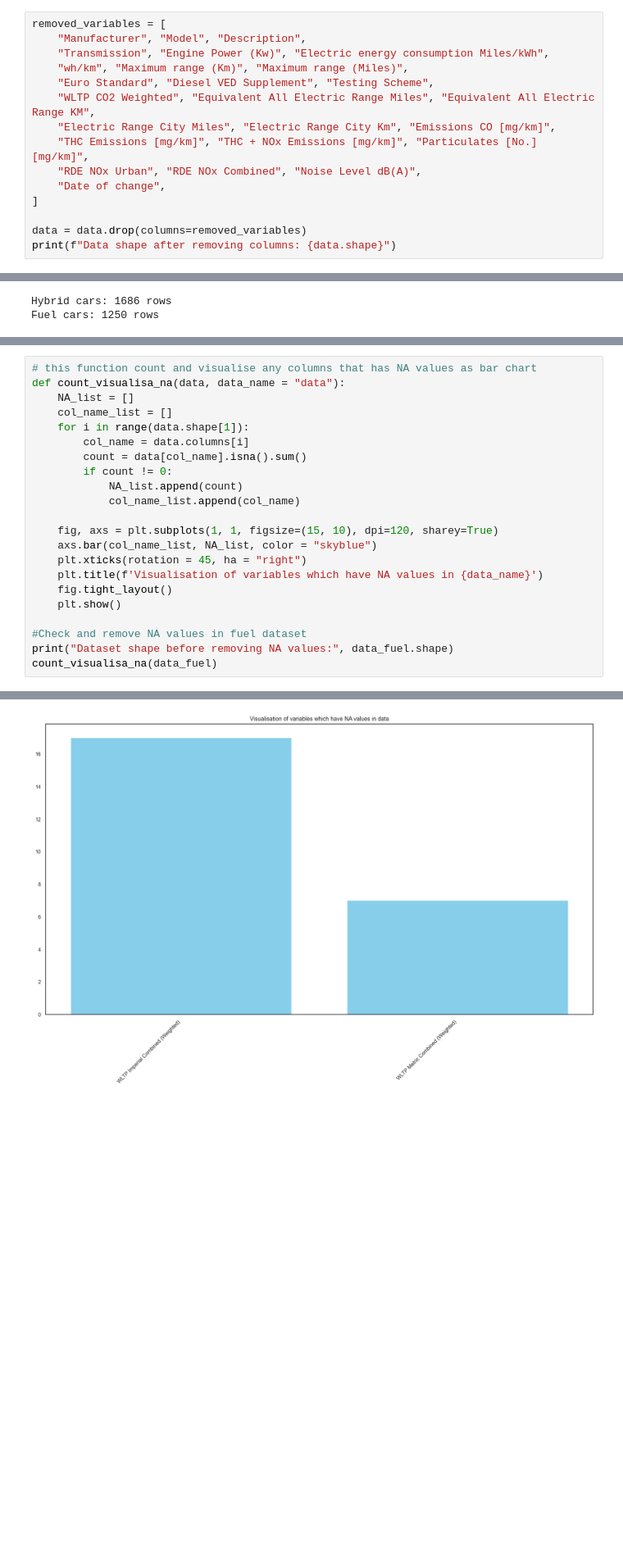
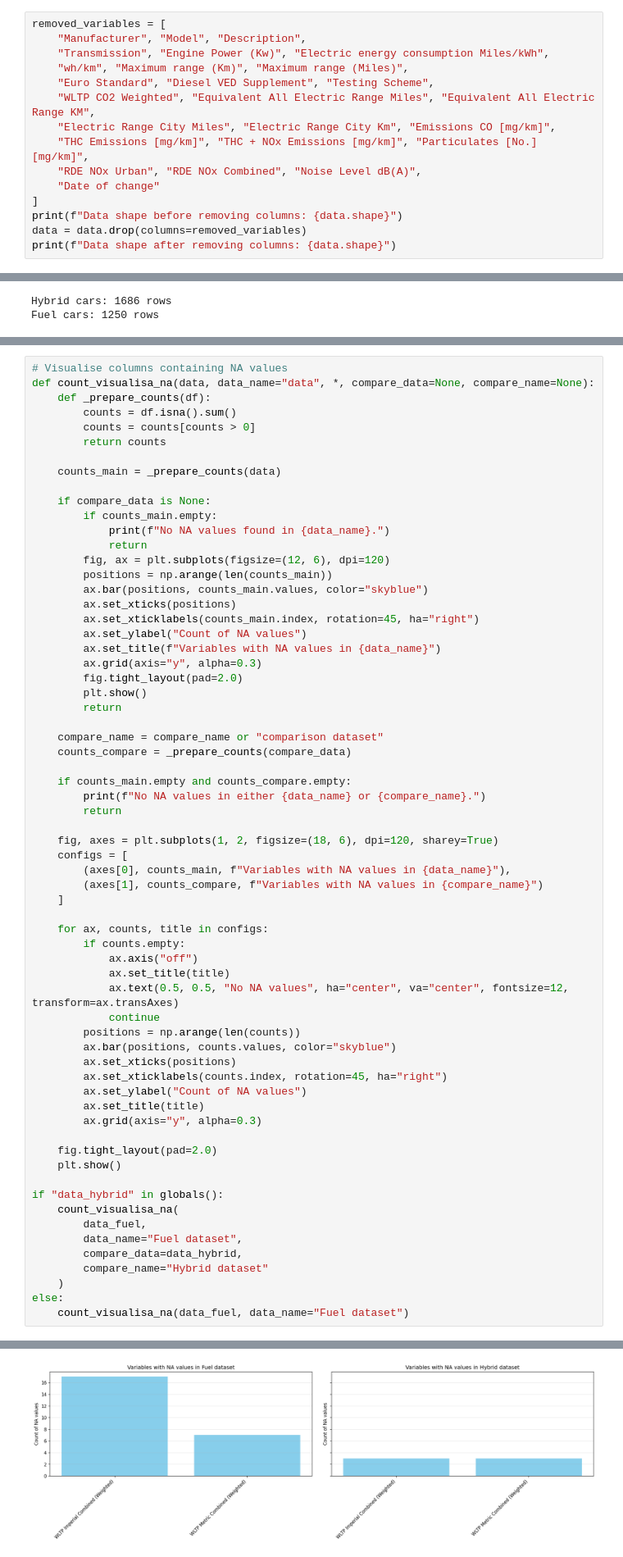
Before and after one commit to damian2551/Predictive-Modelling-of-Gas-Emissions-from-Cars, a Jupyter notebook: Assignment_2.ipynb, the cells around one changed output, grey strips where cells are left out. Shown at 82% size. Drawn from its saved outputs; the diff is of its cells as text; blank space fills up the shorter version.

```diff
--- a/Assignment_2.ipynb
+++ b/Assignment_2.ipynb
@@ -205,9 +214,9 @@ removed_variables = [
     "Electric Range City Miles", "Electric Range City Km", "Emissions CO [mg/km]",
     "THC Emissions [mg/km]", "THC + NOx Emissions [mg/km]", "Particulates [No.] [mg/km]",
     "RDE NOx Urban", "RDE NOx Combined", "Noise Level dB(A)",
-    "Date of change",
+    "Date of change"
 ]
-
+print(f"Data shape before removing columns: {data.shape}")
 data = data.drop(columns=removed_variables)
 print(f"Data shape after removing columns: {data.shape}")
 # %% [output]
@@ -239,23 +260,66 @@ Fuel cars: 1250 rows
 # %%
-# this function count and visualise any columns that has NA values as bar chart
-def count_visualisa_na(data, data_name = "data"):
-    NA_list = []
-    col_name_list = []
-    for i in range(data.shape[1]):
-        col_name = data.columns[i]
-        count = data[col_name].isna().sum()
-        if count != 0:
-            NA_list.append(count)
-            col_name_list.append(col_name)
+# Visualise columns containing NA values
+def count_visualisa_na(data, data_name="data", *, compare_data=None, compare_name=None):
+    def _prepare_counts(df):
+        counts = df.isna().sum()
+        counts = counts[counts > 0]
+        return counts
 
-    fig, axs = plt.subplots(1, 1, figsize=(15, 10), dpi=120, sharey=True)
-    axs.bar(col_name_list, NA_list, color = "skyblue")
-    plt.xticks(rotation = 45, ha = "right")
-    plt.title(f'Visualisation of variables which have NA values in {data_name}')
-    fig.tight_layout()
+    counts_main = _prepare_counts(data)
+
+    if compare_data is None:
+        if counts_main.empty:
+            print(f"No NA values found in {data_name}.")
+            return
+        fig, ax = plt.subplots(figsize=(12, 6), dpi=120)
+        positions = np.arange(len(counts_main))
+        ax.bar(positions, counts_main.values, color="skyblue")
+        ax.set_xticks(positions)
+        ax.set_xticklabels(counts_main.index, rotation=45, ha="right")
+        ax.set_ylabel("Count of NA values")
+        ax.set_title(f"Variables with NA values in {data_name}")
+        ax.grid(axis="y", alpha=0.3)
+        fig.tight_layout(pad=2.0)
+        plt.show()
+        return
+
+    compare_name = compare_name or "comparison dataset"
+    counts_compare = _prepare_counts(compare_data)
+
+    if counts_main.empty and counts_compare.empty:
+        print(f"No NA values in either {data_name} or {compare_name}.")
+        return
+
+    fig, axes = plt.subplots(1, 2, figsize=(18, 6), dpi=120, sharey=True)
+    configs = [
+        (axes[0], counts_main, f"Variables with NA values in {data_name}"),
+        (axes[1], counts_compare, f"Variables with NA values in {compare_name}")
+    ]
+
+    for ax, counts, title in configs:
+        if counts.empty:
+            ax.axis("off")
+            ax.set_title(title)
+            ax.text(0.5, 0.5, "No NA values", ha="center", va="center", fontsize=12, transform=ax.transAxes)
+            continue
+        positions = np.arange(len(counts))
+        ax.bar(positions, counts.values, color="skyblue")
+        ax.set_xticks(positions)
+        ax.set_xticklabels(counts.index, rotation=45, ha="right")
+        ax.set_ylabel("Count of NA values")
+        ax.set_title(title)
+        ax.grid(axis="y", alpha=0.3)
+
+    fig.tight_layout(pad=2.0)
     plt.show()
 
-#Check and remove NA values in fuel dataset
-print("Dataset shape before removing NA values:", data_fuel.shape)
-count_visualisa_na(data_fuel)
+if "data_hybrid" in globals():
+    count_visualisa_na(
+        data_fuel,
+        data_name="Fuel dataset",
+        compare_data=data_hybrid,
+        compare_name="Hybrid dataset"
+    )
+else:
+    count_visualisa_na(data_fuel, data_name="Fuel dataset")
 # %% [output]
@@ -263,4 +326,4 @@ Dataset shape before removing NA values: (1250, 19)
-[figure, old version]
+[figure, new version]
 # %%
 data_fuel = data_fuel.dropna()
 print("Dataset shape after removing NA values:", data_fuel.shape)
```
Also changed, not shown: parts of 31 cells of this notebook, 1 other file.
